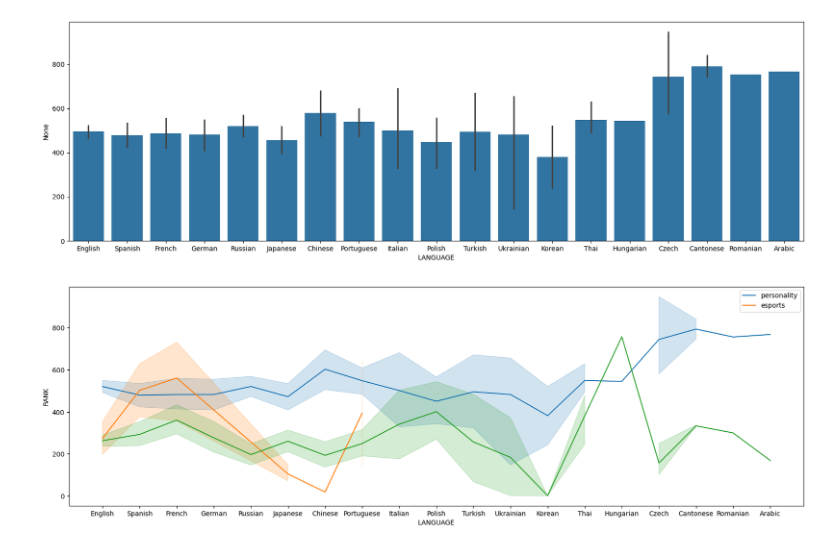
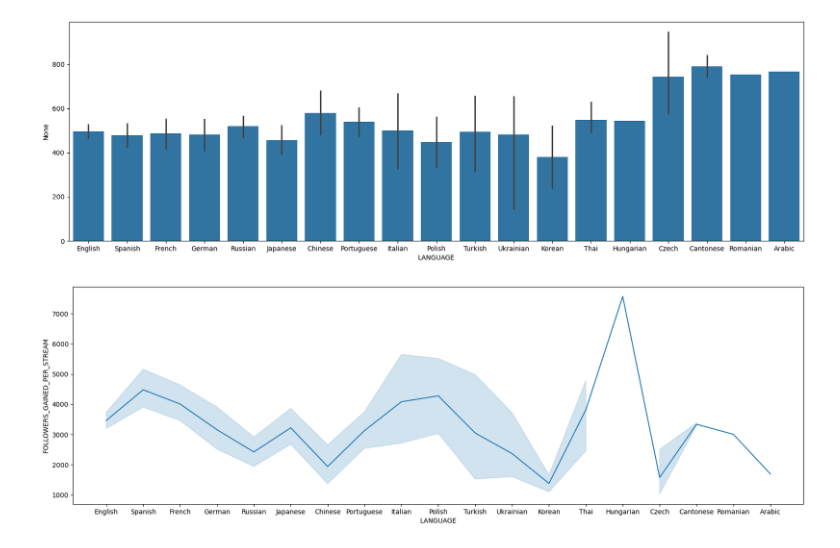
Before and after one commit to Mu5enna/Top1000TwitchStreamer_DataAnalysis, a Jupyter notebook: analysis.ipynb, the cells around one changed output. Saved outputs shown, nothing was run; the diff lists cells and outputs as text; code cells hidden in the pictures.

```diff
--- a/analysis.ipynb
+++ b/analysis.ipynb
@@ -23,0 +7,8 @@ df
+# %%
+df = pd.read_csv("dataset.csv")
+#avg_viewers, avg_followers_gained, and total_time_streamed have 3 digit seperators that need to be removed they should be integers
+cols = ['AVG_VIEWERS_PER_STREAM', 'FOLLOWERS_GAINED_PER_STREAM', 'TOTAL_TIME_STREAMED']
+
+for col in cols:
+    df[col] = df[col].astype(str).str.replace('.', '').astype('int64')
+df
@@ -132,8 +145,14 @@ DAY_WITH_MOST_FOLLOWERS_GAINED    0
 dtype: int64
 # %%
 df = pd.read_csv("dataset.csv")
+#avg_viewers, avg_followers_gained, and total_time_streamed have 3 digit seperators that need to be removed they should be integers
+cols = ['AVG_VIEWERS_PER_STREAM', 'FOLLOWERS_GAINED_PER_STREAM', 'TOTAL_TIME_STREAMED']
+
+for col in cols:
+    df[col] = df[col].astype(str).str.replace('.', '').astype('int64')
+
 k_df = df.select_dtypes(include=["object"])
-k_df = k_df.fillna("None")
+#k_df = k_df.fillna("None")
 k_df
 # %% [output]
 |  | NAME | LANGUAGE | TYPE | MOST_STREAMED_GAME | SCND_MOST_STREAMED_GAME | MOST_ACTIVE_DAY | ... |
@@ -326,3 +345,12 @@ df_num = df.select_dtypes(include=["int64","float64"])
+# %%
+df = pd.read_csv("dataset.csv")
+#avg_viewers, avg_followers_gained, and total_time_streamed have 3 digit seperators that need to be removed they should be integers
+cols = ['AVG_VIEWERS_PER_STREAM', 'FOLLOWERS_GAINED_PER_STREAM', 'TOTAL_TIME_STREAMED']
+
+for col in cols:
+    df[col] = df[col].astype(str).str.replace('.', '').astype('int64')
+
+df_num = df.select_dtypes(include=["int64","float64"])
 # %%
 df_num.head(10)
 # %% [output]
@@ -459,10 +503,8 @@ sns.barplot(x="LANGUAGE", y=df.LANGUAGE.index, data=df);
 # %%
 import pandas as pd
 import seaborn as sns
 import matplotlib.pyplot as plt
-df = pd.read_csv("dataset.csv")
 plt.figure(figsize=(20, 6))
-sns.lineplot(x="LANGUAGE", y="RANK", data=df, hue="TYPE");
 sns.lineplot(x="LANGUAGE", y="FOLLOWERS_GAINED_PER_STREAM", data=df);
 # %% [output]
-[figure, old version]
+[figure, new version]
```
Also changed, not shown: parts of 22 cells of this notebook.
